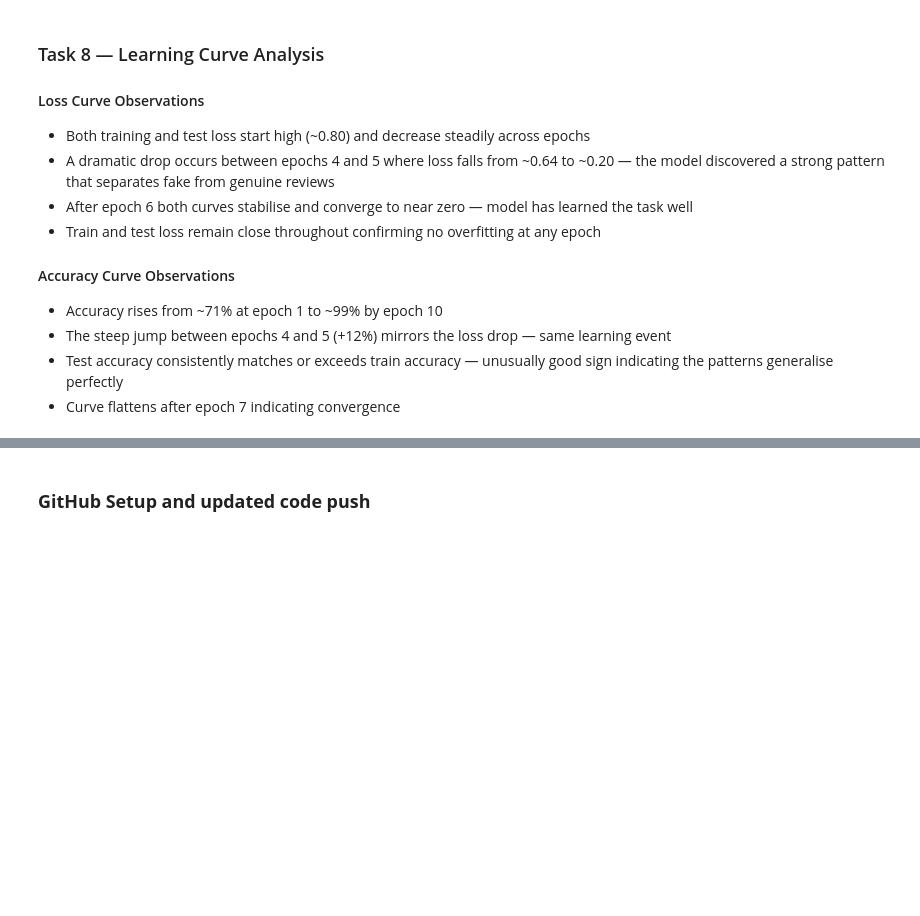
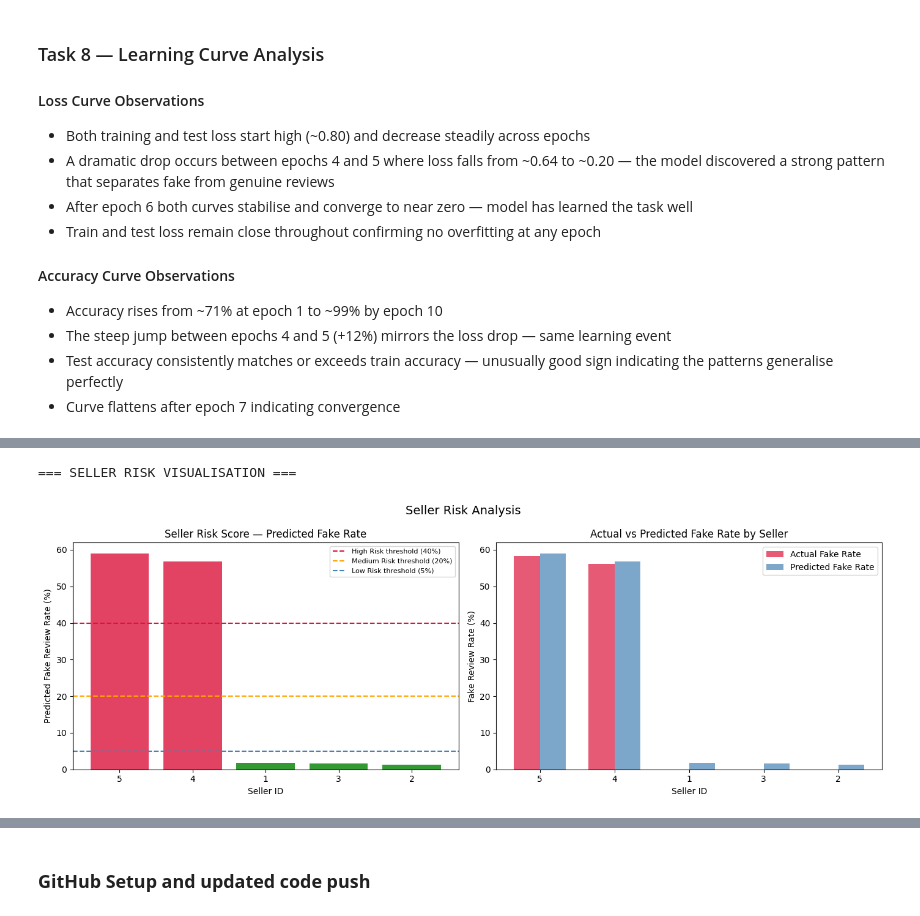
Before and after one commit to Thedeadman0612/TrustCart, a Jupyter notebook: phase2/notebooks/phase2_fake_review_detection.ipynb, the cells around one changed output, grey strips where cells are left out. Cells and saved outputs as stored; diff of their text form; code cells hidden in the pictures; blank space fills up the shorter version.

Commit message:
Phase 2 Complete: All tasks done — LSTM model, seller risk analysis

```diff
--- a/phase2/notebooks/phase2_fake_review_detection.ipynb
+++ b/phase2/notebooks/phase2_fake_review_detection.ipynb
@@ -2953,0 +3329,79 @@ Improvement             : 17.95%
+# %%
+print("=== SELLER RISK VISUALISATION ===")
+print("")
+
+fig, axes = plt.subplots(1, 2, figsize=(14, 5))
+
+# Bar chart — predicted fake rate by seller
+colors = []
+for tier in seller_risk['risk_tier']:
+    if tier == 'HIGH RISK':
+        colors.append('crimson')
+    elif tier == 'MEDIUM RISK':
+        colors.append('orange')
+    elif tier == 'LOW RISK':
+        colors.append('steelblue')
+    else:
+        colors.append('green')
+
+axes[0].bar(
+    seller_risk['seller_id'].astype(str),
+    seller_risk['predicted_fake_rate'],
+    color=colors,
+    alpha=0.8
+)
+
+axes[0].axhline(
+    y=40, color='crimson',
+    linestyle='--', label='High Risk threshold (40%)'
+)
+axes[0].axhline(
+    y=20, color='orange',
+    linestyle='--', label='Medium Risk threshold (20%)'
+)
+axes[0].axhline(
+    y=5, color='steelblue',
+    linestyle='--', label='Low Risk threshold (5%)'
+)
+
+axes[0].set_xlabel('Seller ID')
+axes[0].set_ylabel('Predicted Fake Review Rate (%)')
+axes[0].set_title('Seller Risk Score — Predicted Fake Rate')
+axes[0].legend(fontsize=8)
+
+# Compare actual vs predicted fake rate
+x     = range(len(seller_risk))
+width = 0.35
+
+axes[1].bar(
+    [i - width/2 for i in x],
+    seller_risk['actual_fake_rate'],
+    width=width,
+    color='crimson',
+    alpha=0.7,
+    label='Actual Fake Rate'
+)
+axes[1].bar(
+    [i + width/2 for i in x],
+    seller_risk['predicted_fake_rate'],
+    width=width,
+    color='steelblue',
+    alpha=0.7,
+    label='Predicted Fake Rate'
+)
+
+axes[1].set_xlabel('Seller ID')
+axes[1].set_ylabel('Fake Review Rate (%)')
+axes[1].set_title('Actual vs Predicted Fake Rate by Seller')
+axes[1].set_xticks(list(x))
+axes[1].set_xticklabels(
+    seller_risk['seller_id'].astype(str)
+)
+axes[1].legend()
+
+plt.suptitle('Seller Risk Analysis', fontsize=14)
+plt.tight_layout()
+plt.show()
+# %% [output]
+=== SELLER RISK VISUALISATION ===
+[figure, added]
```
Also changed, not shown: parts of 21 cells of this notebook.
